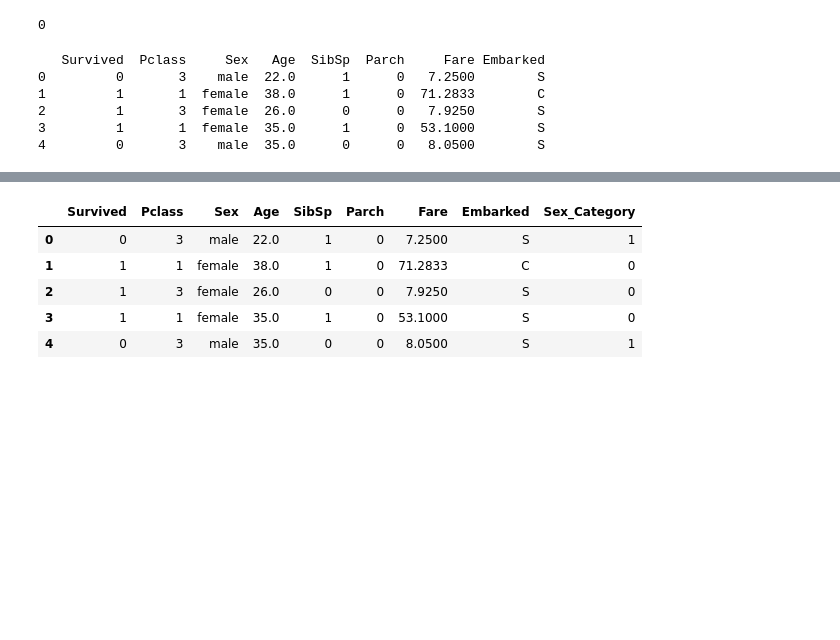
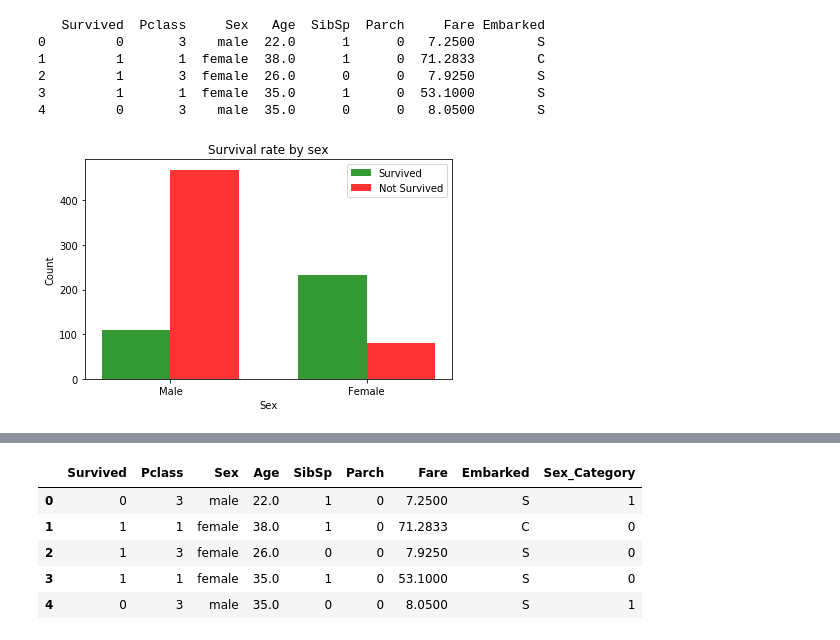
Before and after one commit to pkreddy/Python_Projects, a Jupyter notebook: Kaggle/Titanic/Titanic.ipynb, the cells around one changed output, grey strips where cells are left out. Cells and saved outputs as stored; diff of their text form; code cells hidden in the pictures; blank space fills up the shorter version.

```diff
--- a/Kaggle/Titanic/Titanic.ipynb
+++ b/Kaggle/Titanic/Titanic.ipynb
@@ -54,10 +49,3 @@ for i in range(train.shape[0]):
-# %%
-#check for any nan in the dataset
-print(sum(np.isnan(train['Age'])))
-#null_data = train[train.isnull().any(axis=1)]
-#print(null_data)
-# %% [output]
-0
 # %%
 #merged = pd.merge(test,result,how = 'left',on = 'PassengerId')
 train = train.drop('PassengerId',1)
@@ -70,3 +58,33 @@ print(train.head())
 2         1       3  female  26.0      0      0   7.9250        S
 3         1       1  female  35.0      1      0  53.1000        S
 4         0       3    male  35.0      0      0   8.0500        S
+# %%
+survived = (len(train[(train.Survived == 1) & (train.Sex == 'male')]),len(train[(train.Survived == 1) & (train.Sex == 'female')]))
+not_survived = (len(train[(train.Survived == 0) & (train.Sex == 'male')]),len(train[(train.Survived == 0) & (train.Sex == 'female')]))
+multiple_bars = plt.figure()
+
+ax = plt.subplot(111)
+index = np.arange(2)
+bar_width = 0.35
+opacity = 0.8
+
+rects1 = plt.bar(index, survived, bar_width,
+                 alpha=opacity,
+                 color='g',
+                 label='Survived')
+
+rects2 = plt.bar(index + bar_width, not_survived, bar_width,
+                 alpha=opacity,
+                 color='r',
+                 label='Not Survived')
+
+plt.xlabel('Sex')
+plt.ylabel('Count')
+plt.title('Survival rate by sex')
+plt.xticks(index + bar_width /2 , ('Male', 'Female'))
+plt.legend()
+
+plt.tight_layout()
+plt.show()
+# %% [output]
+[figure, added]
```
Also changed, not shown: parts of 5 cells of this notebook, 1 other file.
